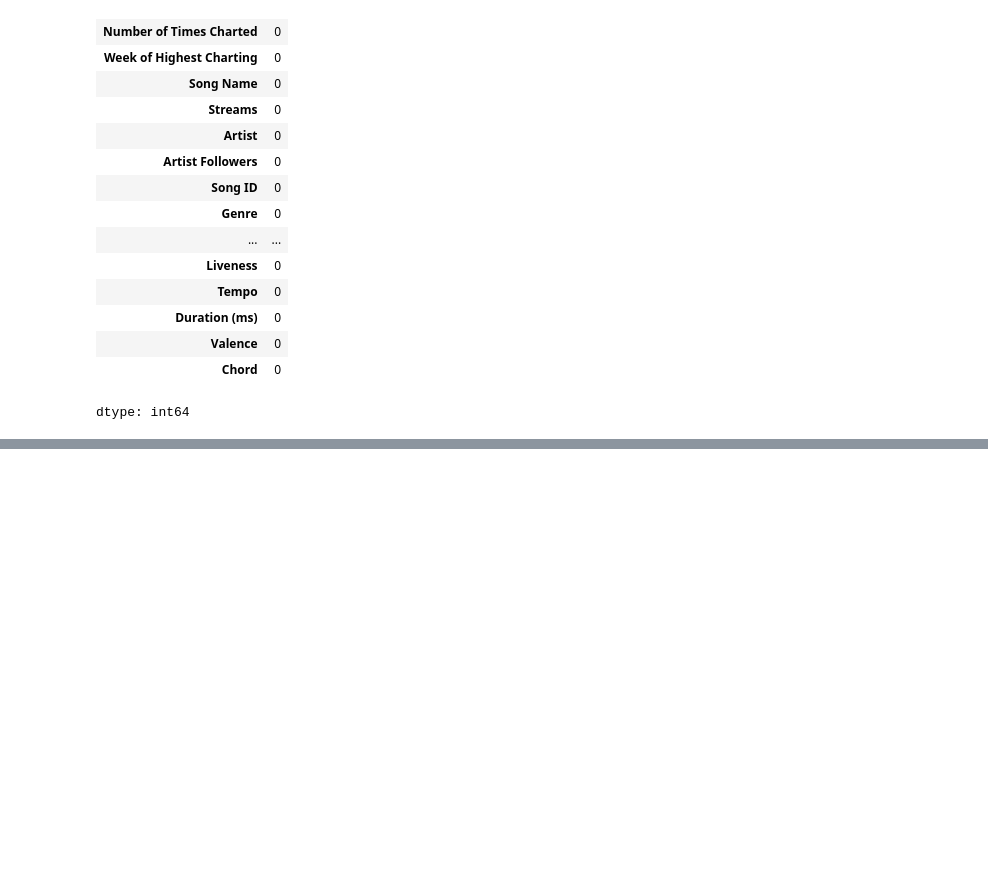
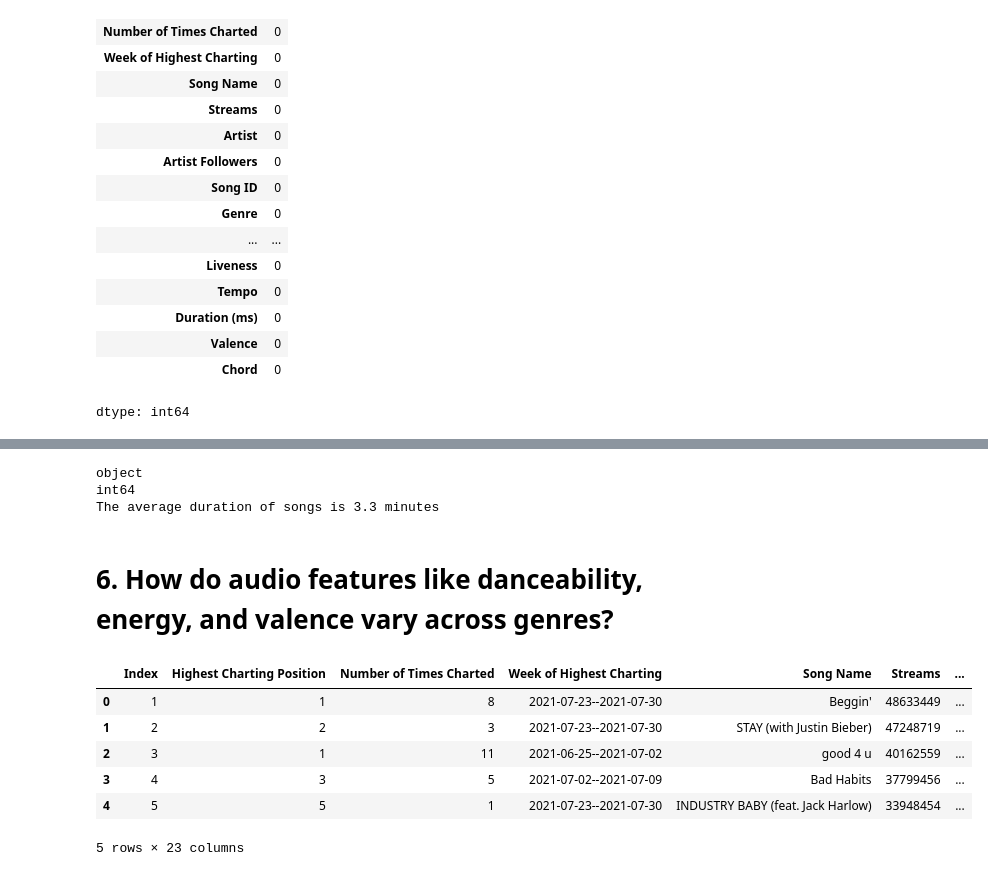
Before and after one commit to owaisnadeem18/EDA_Project_02_SMIT, a Jupyter notebook: EDA_Project_02_SMIT.ipynb, the cells around one changed output, grey strips where cells are left out. Cells and saved outputs as stored; diff of their text form; code cells hidden in the pictures; blank space fills up the shorter version.

```diff
--- a/EDA_Project_02_SMIT.ipynb
+++ b/EDA_Project_02_SMIT.ipynb
@@ -191,0 +301,34 @@ plt.show()
+# %%
+# Before conversion
+print(data["Duration (ms)"].dtype)
+
+# Convert to number from object
+data["Duration (ms)"] = pd.to_numeric(data["Duration (ms)"] ,errors="coerce")
+
+# After conversion
+print(data["Duration (ms)"].dtype)
+
+# Now, find the average duration of milli seconds
+
+songs_avg_duration_in_seconds = data["Duration (ms)"].mean() / 1000
+songs_avg_duration_in_seconds
+
+avg_duration_in_minutes = songs_avg_duration_in_seconds / 60
+
+print(f"The average duration of songs is {avg_duration_in_minutes.round(2)} minutes")
+# %% [output]
+object
+int64
+The average duration of songs is 3.3 minutes
+# %% [markdown]
+# **6. How do audio features like danceability, energy, and valence vary across genres?**
+# %%
+data.head()
+# %% [output]
+|  | Index | Highest Charting Position | Number of Times Charted | Week of Highest Charting | Song Name | Streams | ... |
+| 0 | 1 | 1 | 8 | 2021-07-23--2021-07-30 | Beggin' | 48633449 | ... |
+| 1 | 2 | 2 | 3 | 2021-07-23--2021-07-30 | STAY (with Justin Bieber) | 47248719 | ... |
+| 2 | 3 | 1 | 11 | 2021-06-25--2021-07-02 | good 4 u | 40162559 | ... |
+| 3 | 4 | 3 | 5 | 2021-07-02--2021-07-09 | Bad Habits | 37799456 | ... |
+| 4 | 5 | 5 | 1 | 2021-07-23--2021-07-30 | INDUSTRY BABY (feat. Jack Harlow) | 33948454 | ... |
+5 rows × 23 columns
```
Also changed, not shown: parts of 14 cells of this notebook.
